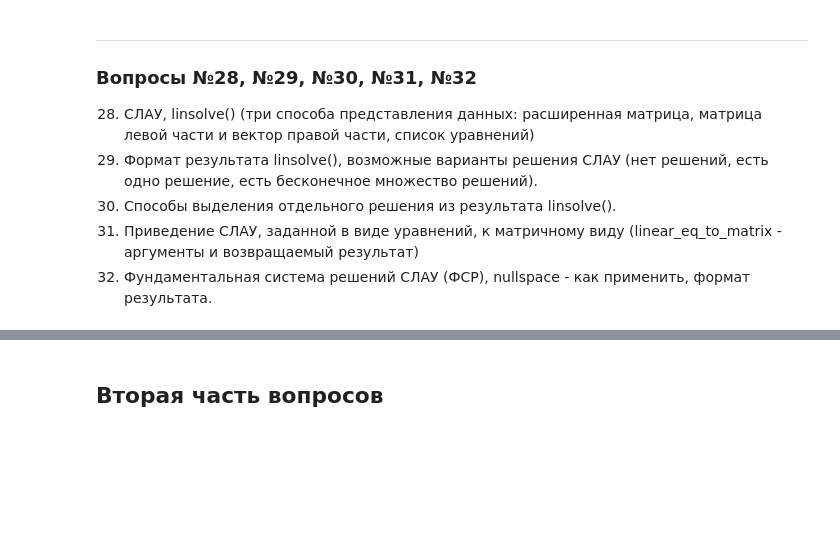
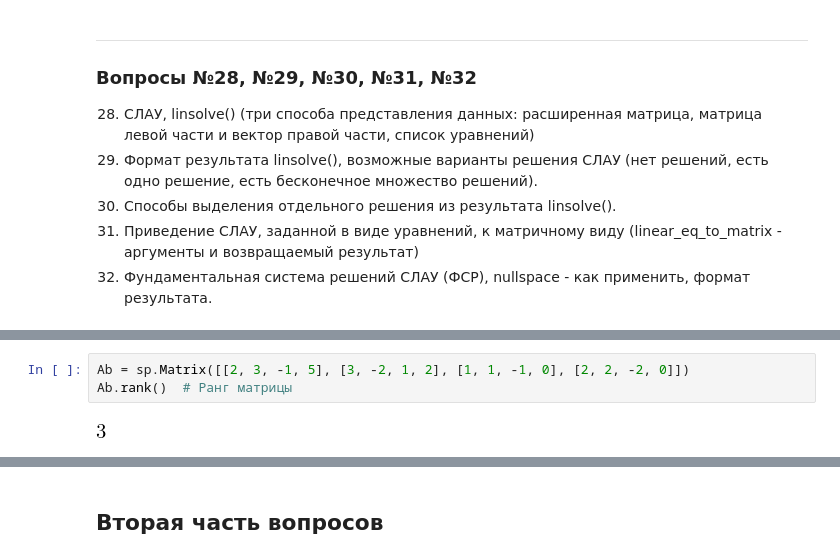
Before and after one commit to Vakosta/hse_tex, a Jupyter notebook: MathWorkshop/AlgebraCrib.ipynb, the cells around one changed output, grey strips where cells are left out. Saved outputs shown, nothing was run; the diff lists cells and outputs as text; blank space fills up the shorter version.

```diff
--- a/MathWorkshop/AlgebraCrib.ipynb
+++ b/MathWorkshop/AlgebraCrib.ipynb
@@ -414,0 +415,5 @@ $\displaystyle \left[\begin{matrix}-1\\-2\\-3\\1\end{matrix}\right]$
+# %%
+Ab = sp.Matrix([[2, 3, -1, 5], [3, -2, 1, 2], [1, 1, -1, 0], [2, 2, -2, 0]])
+Ab.rank()  # Ранг матрицы
+# %% [output]
+[figure, added]
```
Also changed, not shown: parts of 37 cells of this notebook.
